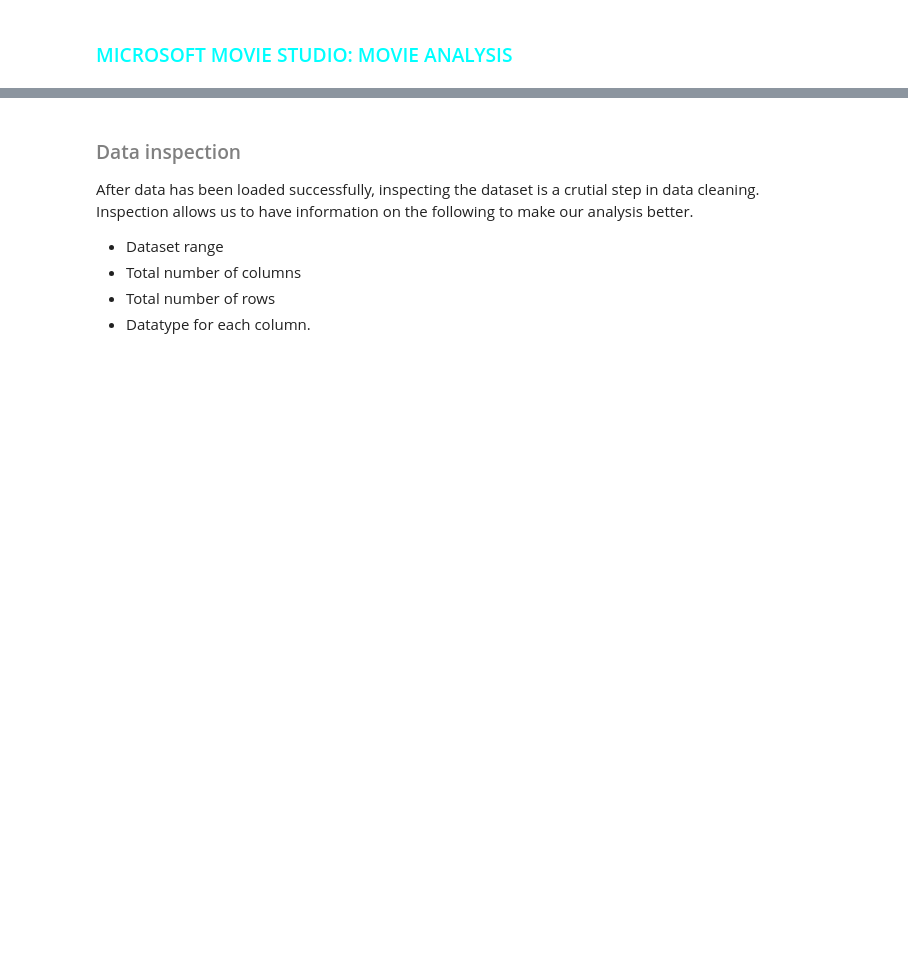
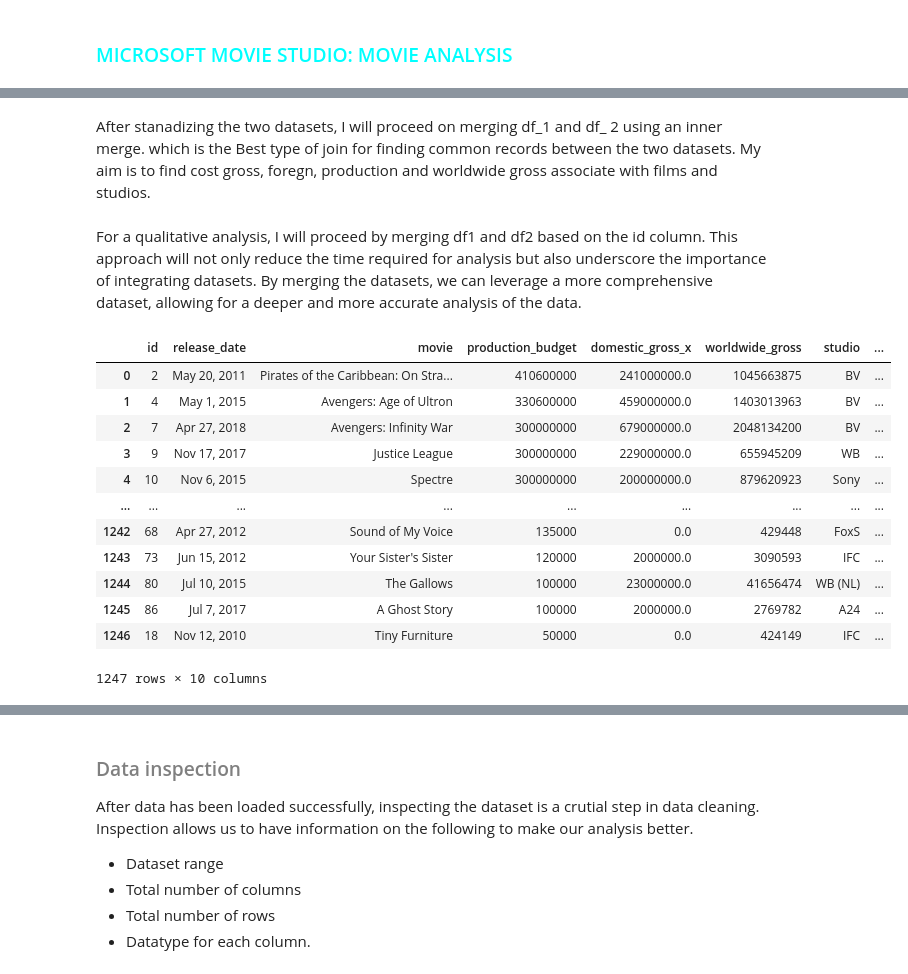
Before and after one commit to ruth-kitasi/Microsoft-movie-studio-project, a Jupyter notebook: index.ipynb, the cells around one changed output, grey strips where cells are left out. Cells and saved outputs as stored; diff of their text form; code cells hidden in the pictures; blank space fills up the shorter version.

Commit message:
merging dataset

```diff
--- a/index.ipynb
+++ b/index.ipynb
@@ -38,0 +54,5 @@ Data cleaning is an important aspect in data analysis as it plays a pivotal role
+# %%
+#dataloading
+#loading budget.csv dataset
+df2 = pd.read_csv(r'moviedata\zippedData\bom.movie_gross.csv\bom.movie_gross.csv')
+df2.head()
@@ -38,0 +68,4 @@ Data cleaning is an important aspect in data analysis as it plays a pivotal role
+# %%
+#removing the "$" from the values in the domestic gross collumn of df_1
+df1[['production_budget','domestic_gross','worldwide_gross']] = df1[['production_budget','domestic_gross','worldwide_gross']].apply(lambda x: pd.to_numeric(x.str.replace('[$,]', '')))
+df1.head()
@@ -38,0 +79,5 @@ Data cleaning is an important aspect in data analysis as it plays a pivotal role
+# %%
+#rounding off the results to the nearest (-6)
+
+df1['domestic_gross'] = (df1['domestic_gross'] / 1000000).round() * 1000000
+df1.head()
@@ -38,0 +93,3 @@ Data cleaning is an important aspect in data analysis as it plays a pivotal role
+# %%
+df2.rename(columns={"title":"movie"}, inplace=1)
+df2.head()
@@ -38,0 +120,21 @@ Data cleaning is an important aspect in data analysis as it plays a pivotal role
+# %% [markdown]
+After stanadizing the two datasets, I will proceed on merging df_1 and df_ 2 using an inner merge. which is the Best type of join for finding common records between the two datasets. My aim is to find cost gross, foregn, production and worldwide gross associate with films and studios.
+# %% [markdown]
+For a qualitative analysis, I will proceed by merging df1 and df2 based on the id column. This approach will not only reduce the time required for analysis but also underscore the importance of integrating datasets. By merging the datasets, we can leverage a more comprehensive dataset, allowing for a deeper and more accurate analysis of the data.
+# %%
+df1_df2_merged= pd.merge(df1, df2, on='movie', how='inner')
+df1_df2_merged
+# %% [output]
+|  | id | release_date | movie | production_budget | domestic_gross_x | worldwide_gross | studio | ... |
+| 0 | 2 | May 20, 2011 | Pirates of the Caribbean: On Stra... | 410600000 | 241000000.0 | 1045663875 | BV | ... |
+| 1 | 4 | May 1, 2015 | Avengers: Age of Ultron | 330600000 | 459000000.0 | 1403013963 | BV | ... |
+| 2 | 7 | Apr 27, 2018 | Avengers: Infinity War | 300000000 | 679000000.0 | 2048134200 | BV | ... |
+| 3 | 9 | Nov 17, 2017 | Justice League | 300000000 | 229000000.0 | 655945209 | WB | ... |
+| 4 | 10 | Nov 6, 2015 | Spectre | 300000000 | 200000000.0 | 879620923 | Sony | ... |
+| ... | ... | ... | ... | ... | ... | ... | ... | ... |
+| 1242 | 68 | Apr 27, 2012 | Sound of My Voice | 135000 | 0.0 | 429448 | FoxS | ... |
+| 1243 | 73 | Jun 15, 2012 | Your Sister's Sister | 120000 | 2000000.0 | 3090593 | IFC | ... |
+| 1244 | 80 | Jul 10, 2015 | The Gallows | 100000 | 23000000.0 | 41656474 | WB (NL) | ... |
+| 1245 | 86 | Jul 7, 2017 | A Ghost Story | 100000 | 2000000.0 | 2769782 | A24 | ... |
+| 1246 | 18 | Nov 12, 2010 | Tiny Furniture | 50000 | 0.0 | 424149 | IFC | ... |
+1247 rows × 10 columns
```
Also changed, not shown: parts of 55 cells of this notebook, 2 other files.
